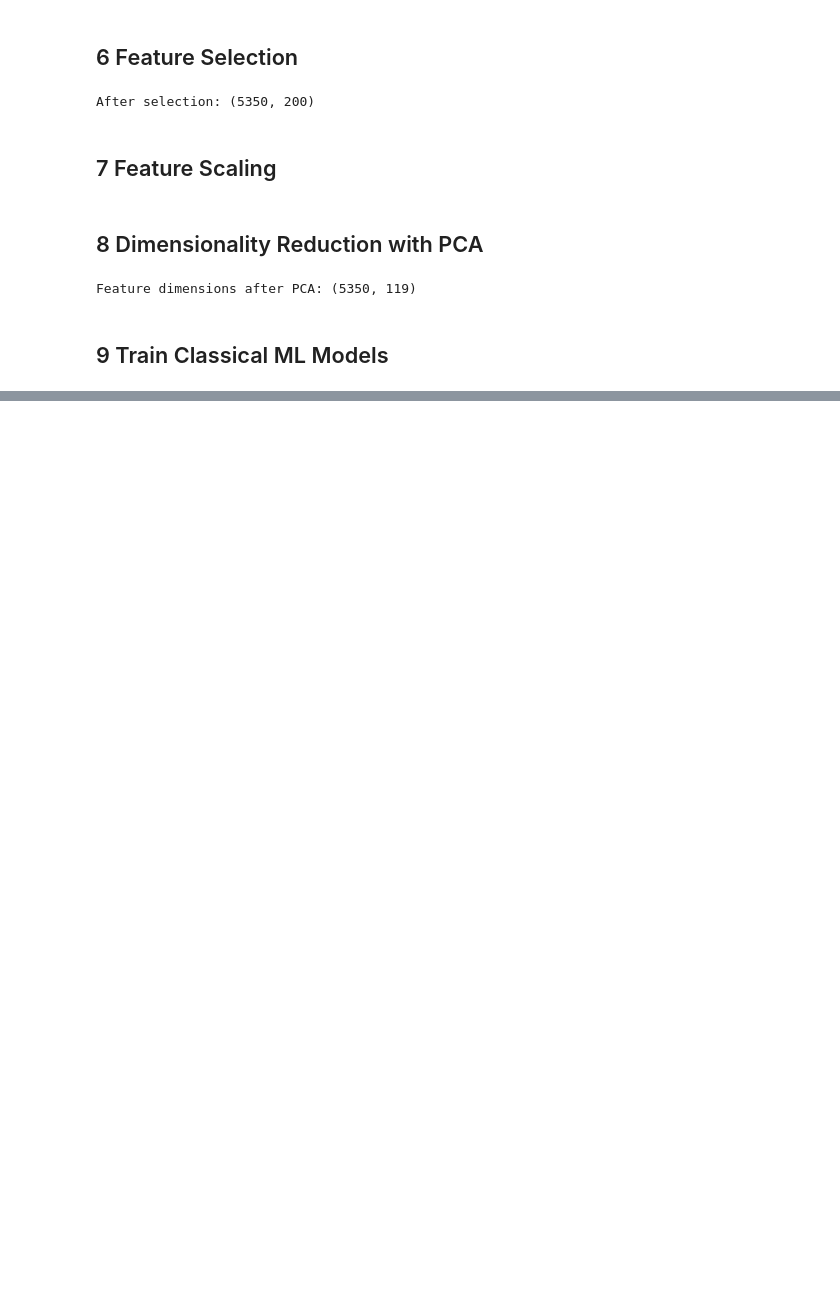
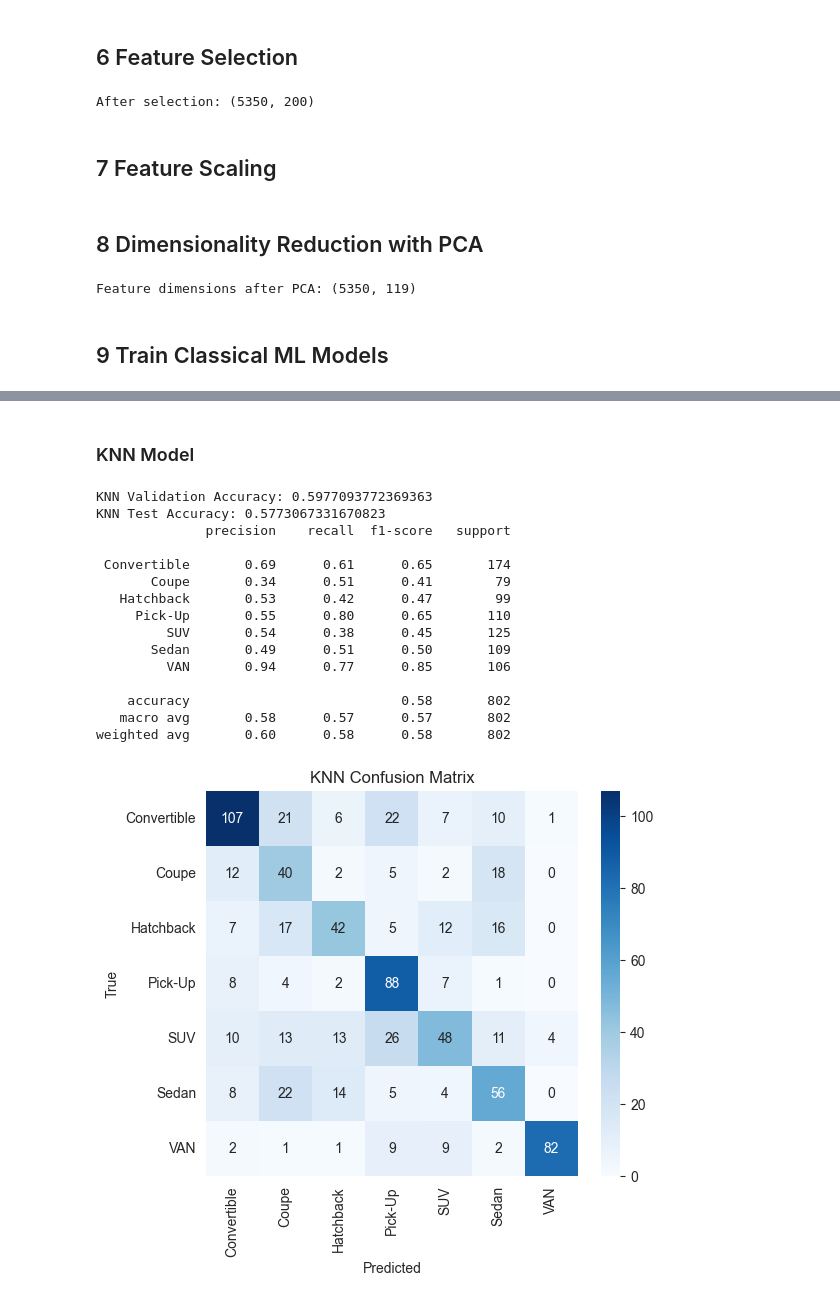
Before and after one commit to KenzySobh/Car-Body-Types-Classification, a Jupyter notebook: carTypes.ipynb, the cells around one changed output, grey strips where cells are left out. Saved outputs shown, nothing was run; the diff lists cells and outputs as text; code cells hidden in the pictures; blank space fills up the shorter version.

```diff
--- a/carTypes.ipynb
+++ b/carTypes.ipynb
@@ -225,0 +294,54 @@ Best model: SVM with validation accuracy 0.7387
+# %% [markdown]
+### KNN Model
+# %%
+knn_model = KNeighborsClassifier(n_neighbors=5)
+
+# Train
+knn_model.fit(X_train_pca, y_train_enc)
+
+# Validation
+y_val_pred = knn_model.predict(X_val_pca)
+knn_val_acc = accuracy_score(y_val_enc, y_val_pred)
+print("KNN Validation Accuracy:", knn_val_acc)
+
+# Testing
+y_test_pred = knn_model.predict(X_test_pca)
+knn_test_acc = accuracy_score(y_test_enc, y_test_pred)
+print("KNN Test Accuracy:", knn_test_acc)
+
+print(classification_report(y_test_enc, y_test_pred, target_names=le.classes_))
+
+
+# ---- Confusion Matrix ----
+cm = confusion_matrix(y_test_enc, y_test_pred)
+
+plt.figure(figsize=(6,5))
+sns.heatmap(
+    cm,
+    annot=True,
+    fmt='d',
+    cmap="Blues",
+    xticklabels=le.classes_,
+    yticklabels=le.classes_
+)
+plt.xlabel("Predicted")
+plt.ylabel("True")
+plt.title("KNN Confusion Matrix")
+plt.show()
+# %% [output]
+KNN Validation Accuracy: 0.5977093772369363
+KNN Test Accuracy: 0.5773067331670823
+              precision    recall  f1-score   support
+
+ Convertible       0.69      0.61      0.65       174
+       Coupe       0.34      0.51      0.41        79
+   Hatchback       0.53      0.42      0.47        99
+     Pick-Up       0.55      0.80      0.65       110
+         SUV       0.54      0.38      0.45       125
+       Sedan       0.49      0.51      0.50       109
+         VAN       0.94      0.77      0.85       106
+
+    accuracy                           0.58       802
+   macro avg       0.58      0.57      0.57       802
+weighted avg       0.60      0.58      0.58       802
+[figure, added]
```
Also changed, not shown: parts of 18 cells of this notebook.
